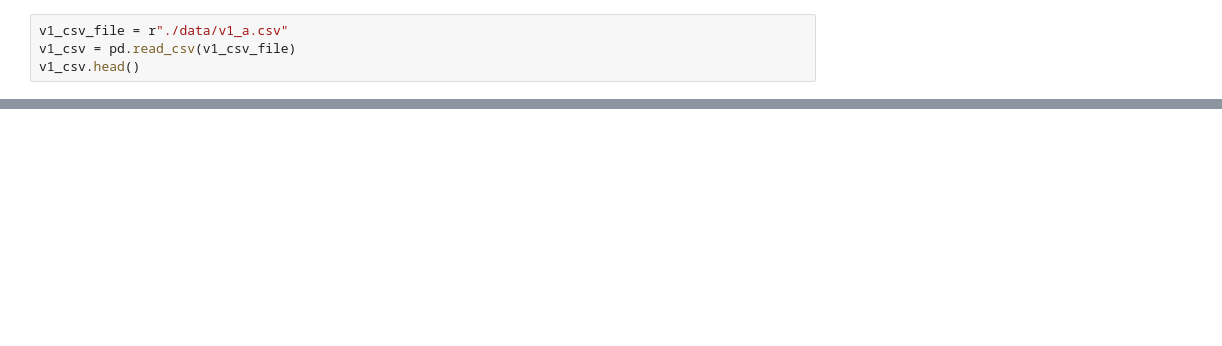
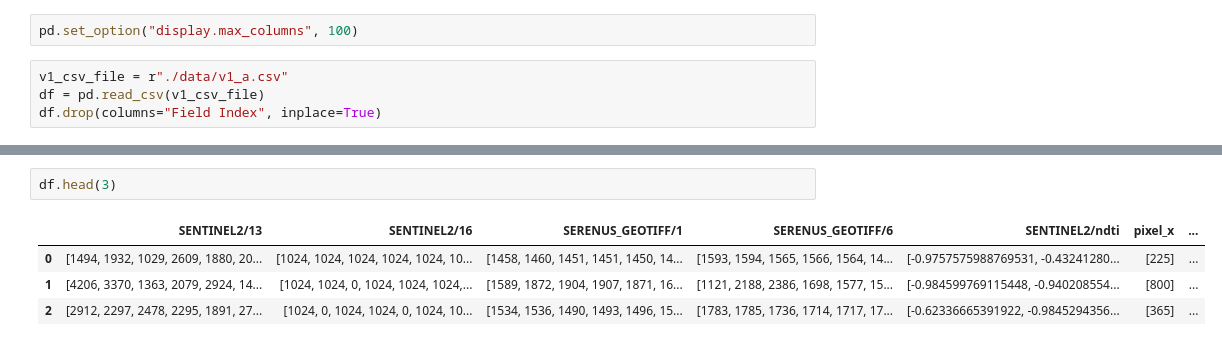
Before and after one commit to chuanqichen/CS330_Final_Project, a Jupyter notebook: data_explorer.ipynb, the cells around one changed output, grey strips where cells are left out. Cells and saved outputs as stored; diff of their text form; blank space fills up the shorter version.

```diff
--- a/data_explorer.ipynb
+++ b/data_explorer.ipynb
@@ -5,4 +7,6 @@ import numpy as np
+# %%
+pd.set_option("display.max_columns", 100)
 # %%
 v1_csv_file = r"./data/v1_a.csv"
-v1_csv = pd.read_csv(v1_csv_file)
-v1_csv.head()
+df = pd.read_csv(v1_csv_file)
+df.drop(columns="Field Index", inplace=True)
@@ -16,0 +13,7 @@ v1_csv.head()
+# %%
+df.head(3)
+# %% [output]
+|  | SENTINEL2/13 | SENTINEL2/16 | SERENUS_GEOTIFF/1 | SERENUS_GEOTIFF/6 | SENTINEL2/ndti | pixel_x | ... |
+| 0 | [1494, 1932, 1029, 2609, 1880, 20... | [1024, 1024, 1024, 1024, 1024, 10... | [1458, 1460, 1451, 1451, 1450, 14... | [1593, 1594, 1565, 1566, 1564, 14... | [-0.9757575988769531, -0.43241280... | [225] | ... |
+| 1 | [4206, 3370, 1363, 2079, 2924, 14... | [1024, 1024, 0, 1024, 1024, 1024,... | [1589, 1872, 1904, 1907, 1871, 16... | [1121, 2188, 2386, 1698, 1577, 15... | [-0.984599769115448, -0.940208554... | [800] | ... |
+| 2 | [2912, 2297, 2478, 2295, 1891, 27... | [1024, 0, 1024, 1024, 0, 1024, 10... | [1534, 1536, 1490, 1493, 1496, 15... | [1783, 1785, 1736, 1714, 1717, 17... | [-0.62336665391922, -0.9845294356... | [365] | ... |
```
Also changed, not shown: parts of 28 cells of this notebook.
